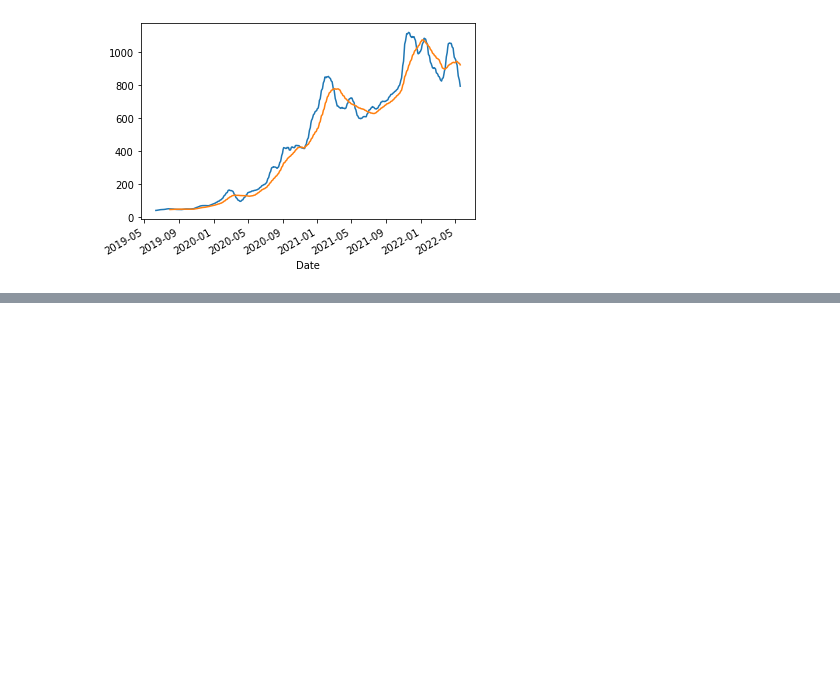
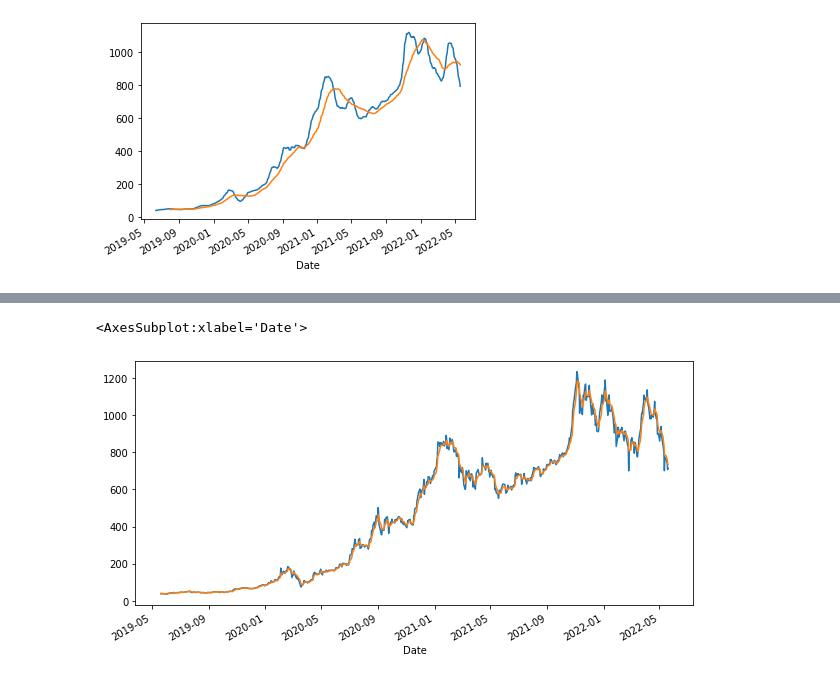
Before and after one commit to VaskarO/Time-series-analysis-and-forecasting, a Jupyter notebook: EDA_for_time_series_data.ipynb, the cells around one changed output, grey strips where cells are left out. Saved outputs shown, nothing was run; the diff lists cells and outputs as text; code cells hidden in the pictures; blank space fills up the shorter version.

```diff
--- a/EDA_for_time_series_data.ipynb
+++ b/EDA_for_time_series_data.ipynb
@@ -221,0 +236,7 @@ dataset['Close'].rolling(50).mean().plot()
+# %%
+dataset['EMA_5days']= dataset['Open'].ewm(span=5).mean()
+dataset['Open'].plot(figsize=(10,5))
+dataset['EMA_5days'].plot()
+# %% [output]
+<AxesSubplot:xlabel='Date'>
+[figure, added]
```
Also changed, not shown: parts of 6 cells of this notebook, 1 other file.
